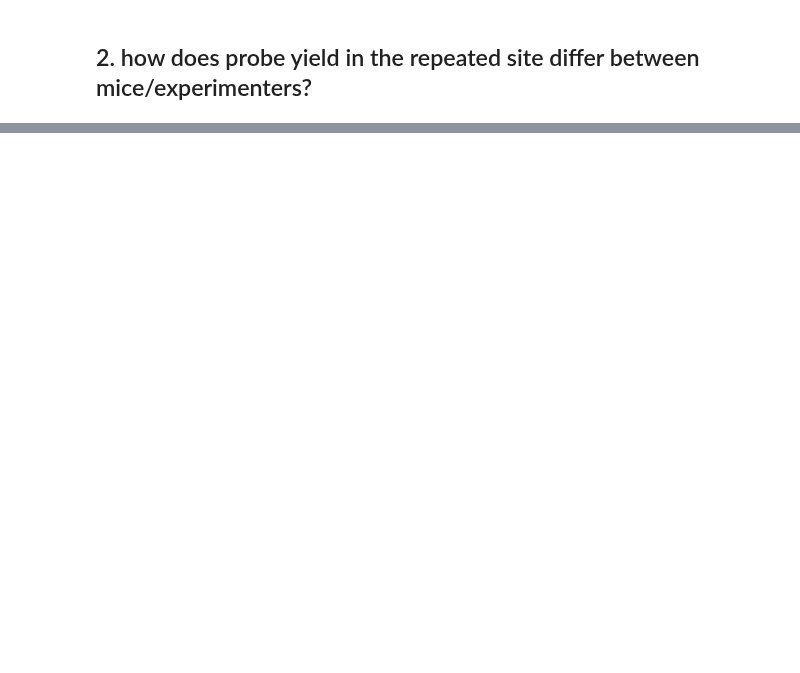
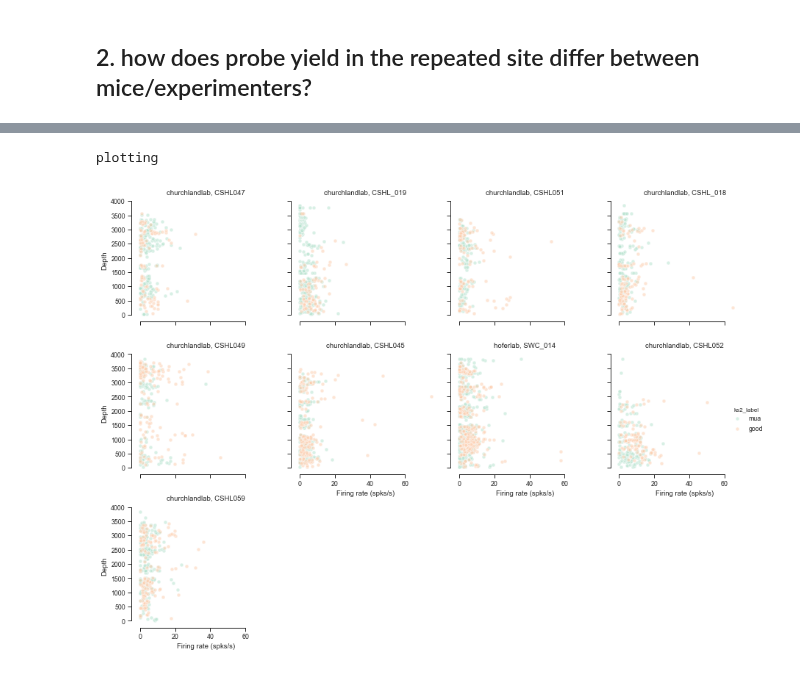
Before and after one commit to int-brain-lab/analysis, a Jupyter notebook: python/neuron_yield.ipynb, the cells around one changed output, grey strips where cells are left out. Saved outputs shown, nothing was run; the diff lists cells and outputs as text; code cells hidden in the pictures; blank space fills up the shorter version.

```diff
--- a/python/neuron_yield.ipynb
+++ b/python/neuron_yield.ipynb
@@ -147,12 +155,15 @@ clusts['cluster_amp'] = clusts['cluster_amp'] * 1/2.3 * 10**6
 # %%
-## where are those insertions?
+## firing rate as a function of depth
 print('plotting')
 g = sns.FacetGrid(data=clusts, col='col_name', col_wrap=4, hue='ks2_label',
-                  palette=dict(good="seagreen", mua="orange"))
+                  palette='Pastel2')
 g.map(sns.scatterplot, "firing_rate", "cluster_depth", alpha=0.5).add_legend()
 g.set_titles('{col_name}')
 g.set_xlabels('Firing rate (spks/s)')
 g.set_ylabels('Depth')
 plt.tight_layout()
 sns.despine(trim=True)
 g.savefig(os.path.join(figpath, 'neurons_rsi_firingrate.pdf'))
+# %% [output]
+plotting
+[figure, added]
```
Also changed, not shown: parts of 6 cells of this notebook.
